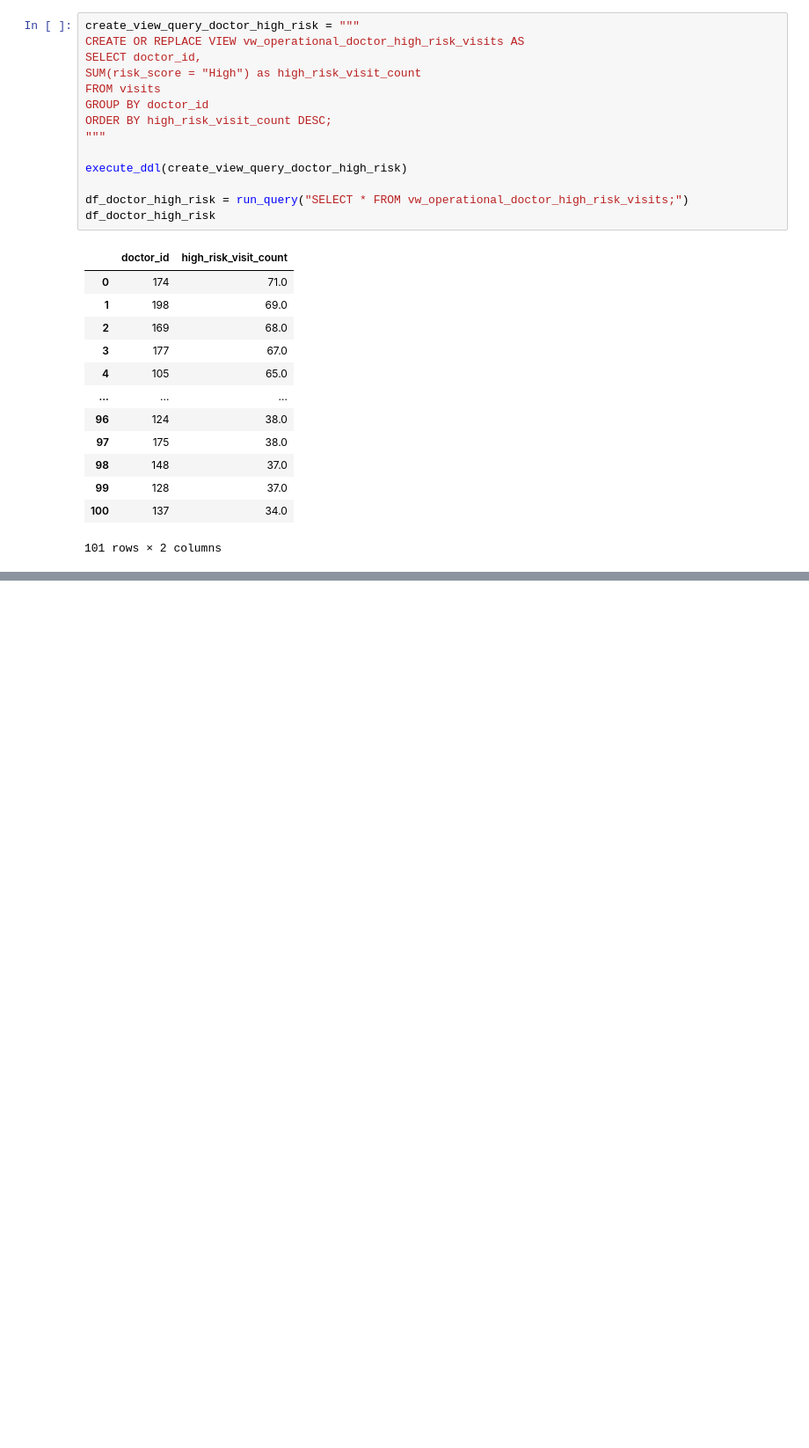
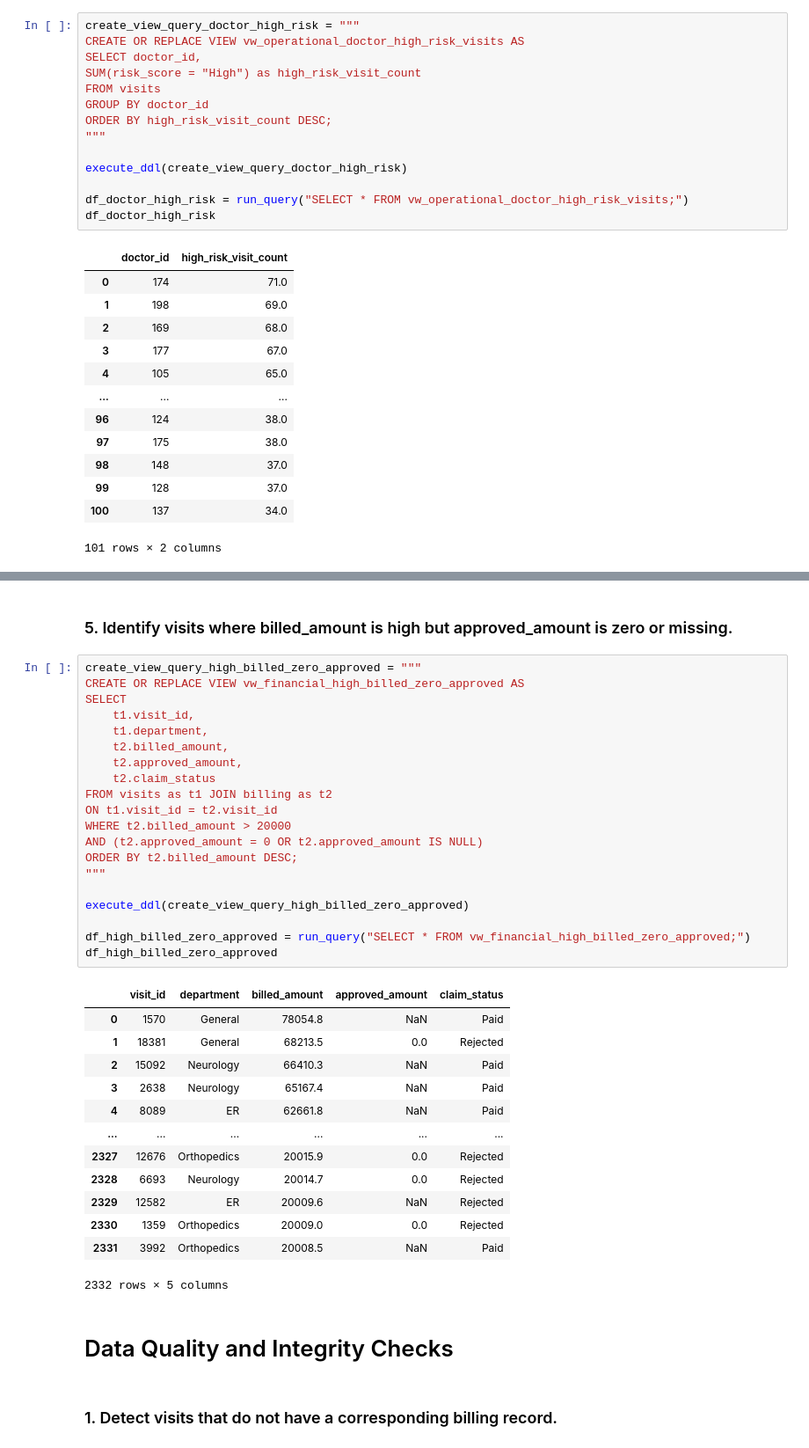
Before and after one commit to NF-laidback/capstone_healthcare_analytics, a Jupyter notebook: notebooks/SQL Queries/Operational_Analysis.ipynb, the cells around one changed output, grey strips where cells are left out. Shown at 88% size. Cells and saved outputs as stored; diff of their text form; blank space fills up the shorter version.

Commit message:
Added All the SQL queries for data quality and integrity checks in the Operational Analysis notebook.

```diff
--- a/notebooks/SQL Queries/Operational_Analysis.ipynb
+++ b/notebooks/SQL Queries/Operational_Analysis.ipynb
@@ -135,0 +249,40 @@ df_doctor_high_risk
+# %% [markdown]
+### 5. Identify visits where billed_amount is high but approved_amount is zero or missing.
+# %%
+create_view_query_high_billed_zero_approved = """
+CREATE OR REPLACE VIEW vw_financial_high_billed_zero_approved AS
+SELECT
+    t1.visit_id,
+    t1.department,
+    t2.billed_amount,
+    t2.approved_amount,
+    t2.claim_status
+FROM visits as t1 JOIN billing as t2
+ON t1.visit_id = t2.visit_id
+WHERE t2.billed_amount > 20000
+AND (t2.approved_amount = 0 OR t2.approved_amount IS NULL)
+ORDER BY t2.billed_amount DESC;
+"""
+
+execute_ddl(create_view_query_high_billed_zero_approved)
+
+df_high_billed_zero_approved = run_query("SELECT * FROM vw_financial_high_billed_zero_approved;")
+df_high_billed_zero_approved
+# %% [output]
+|  | visit_id | department | billed_amount | approved_amount | claim_status |
+| 0 | 1570 | General | 78054.8 | NaN | Paid |
+| 1 | 18381 | General | 68213.5 | 0.0 | Rejected |
+| 2 | 15092 | Neurology | 66410.3 | NaN | Paid |
+| 3 | 2638 | Neurology | 65167.4 | NaN | Paid |
+| 4 | 8089 | ER | 62661.8 | NaN | Paid |
+| ... | ... | ... | ... | ... | ... |
+| 2327 | 12676 | Orthopedics | 20015.9 | 0.0 | Rejected |
+| 2328 | 6693 | Neurology | 20014.7 | 0.0 | Rejected |
+| 2329 | 12582 | ER | 20009.6 | NaN | Rejected |
+| 2330 | 1359 | Orthopedics | 20009.0 | 0.0 | Rejected |
+| 2331 | 3992 | Orthopedics | 20008.5 | NaN | Paid |
+2332 rows × 5 columns
+# %% [markdown]
+# Data Quality and Integrity Checks
+# %% [markdown]
+### 1. Detect visits that do not have a corresponding billing record.
```
Also changed, not shown: parts of 18 cells of this notebook, 1 other file.
